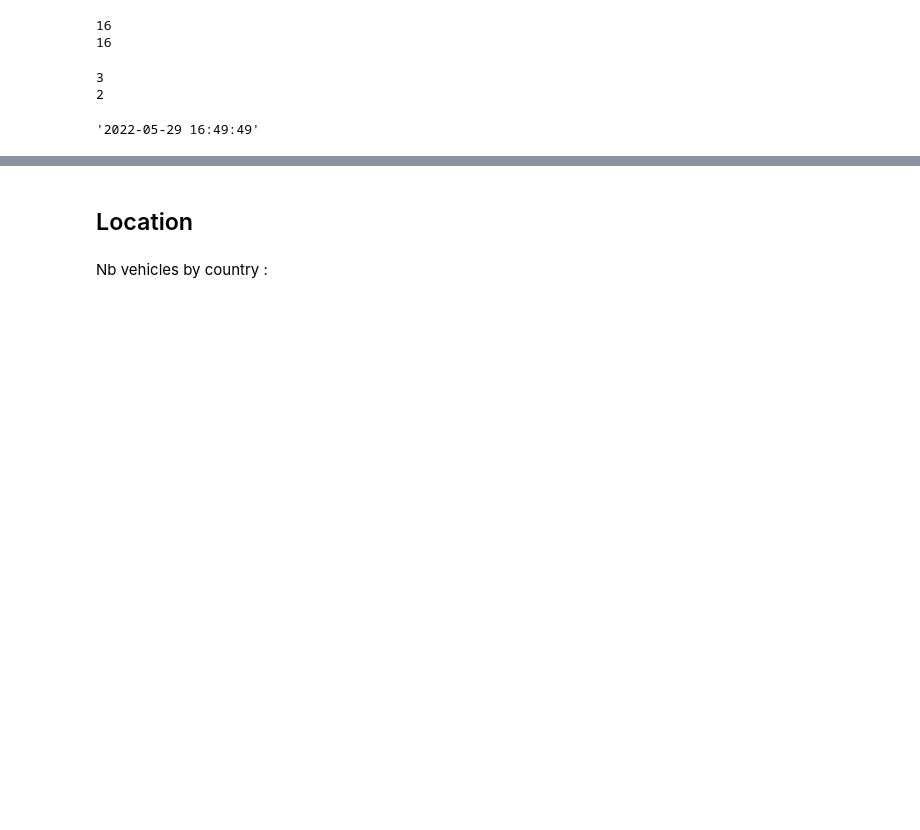
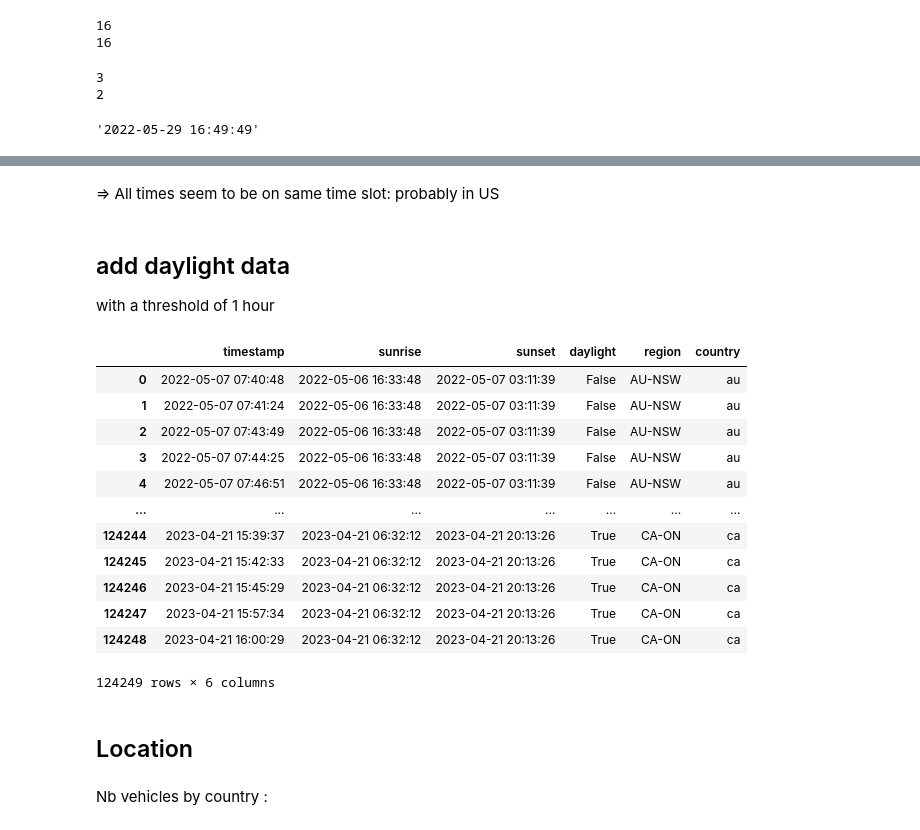
Before and after one commit to jeugregg/transport-risk-mitigation, a Jupyter notebook: 01_Exploration.ipynb, the cells around one changed output, grey strips where cells are left out. Cells and saved outputs as stored; diff of their text form; code cells hidden in the pictures; blank space fills up the shorter version.

```diff
--- a/01_Exploration.ipynb
+++ b/01_Exploration.ipynb
@@ -407,3 +432,31 @@ df[df["country"] == "au"]["sunrise"].max()
+# %% [markdown]
+=> All times seem to be on same time slot:  probably in US
+# %% [markdown]
+## add daylight data
+with a threshold of 1 hour
+# %%
+def fun_date_to_num(str_date):
+    return int(pd.Timestamp(str_date).timestamp())
+
+threshold = 3600
+df["daylight"] = ((df["timestamp"].apply(fun_date_to_num) > df["sunrise"].apply(fun_date_to_num) + threshold ) &
+                  (df["timestamp"].apply(fun_date_to_num) < df["sunset"].apply(fun_date_to_num) - threshold )
+                  )
+df[["timestamp","sunrise", "sunset", "daylight", "region", "country" ]]
+# %% [output]
+|  | timestamp | sunrise | sunset | daylight | region | country |
+| 0 | 2022-05-07 07:40:48 | 2022-05-06 16:33:48 | 2022-05-07 03:11:39 | False | AU-NSW | au |
+| 1 | 2022-05-07 07:41:24 | 2022-05-06 16:33:48 | 2022-05-07 03:11:39 | False | AU-NSW | au |
+| 2 | 2022-05-07 07:43:49 | 2022-05-06 16:33:48 | 2022-05-07 03:11:39 | False | AU-NSW | au |
+| 3 | 2022-05-07 07:44:25 | 2022-05-06 16:33:48 | 2022-05-07 03:11:39 | False | AU-NSW | au |
+| 4 | 2022-05-07 07:46:51 | 2022-05-06 16:33:48 | 2022-05-07 03:11:39 | False | AU-NSW | au |
+| ... | ... | ... | ... | ... | ... | ... |
+| 124244 | 2023-04-21 15:39:37 | 2023-04-21 06:32:12 | 2023-04-21 20:13:26 | True | CA-ON | ca |
+| 124245 | 2023-04-21 15:42:33 | 2023-04-21 06:32:12 | 2023-04-21 20:13:26 | True | CA-ON | ca |
+| 124246 | 2023-04-21 15:45:29 | 2023-04-21 06:32:12 | 2023-04-21 20:13:26 | True | CA-ON | ca |
+| 124247 | 2023-04-21 15:57:34 | 2023-04-21 06:32:12 | 2023-04-21 20:13:26 | True | CA-ON | ca |
+| 124248 | 2023-04-21 16:00:29 | 2023-04-21 06:32:12 | 2023-04-21 20:13:26 | True | CA-ON | ca |
+124249 rows × 6 columns
 # %% [markdown]
 ## Location
 # %% [markdown]
```
Also changed, not shown: parts of 11 cells of this notebook.
